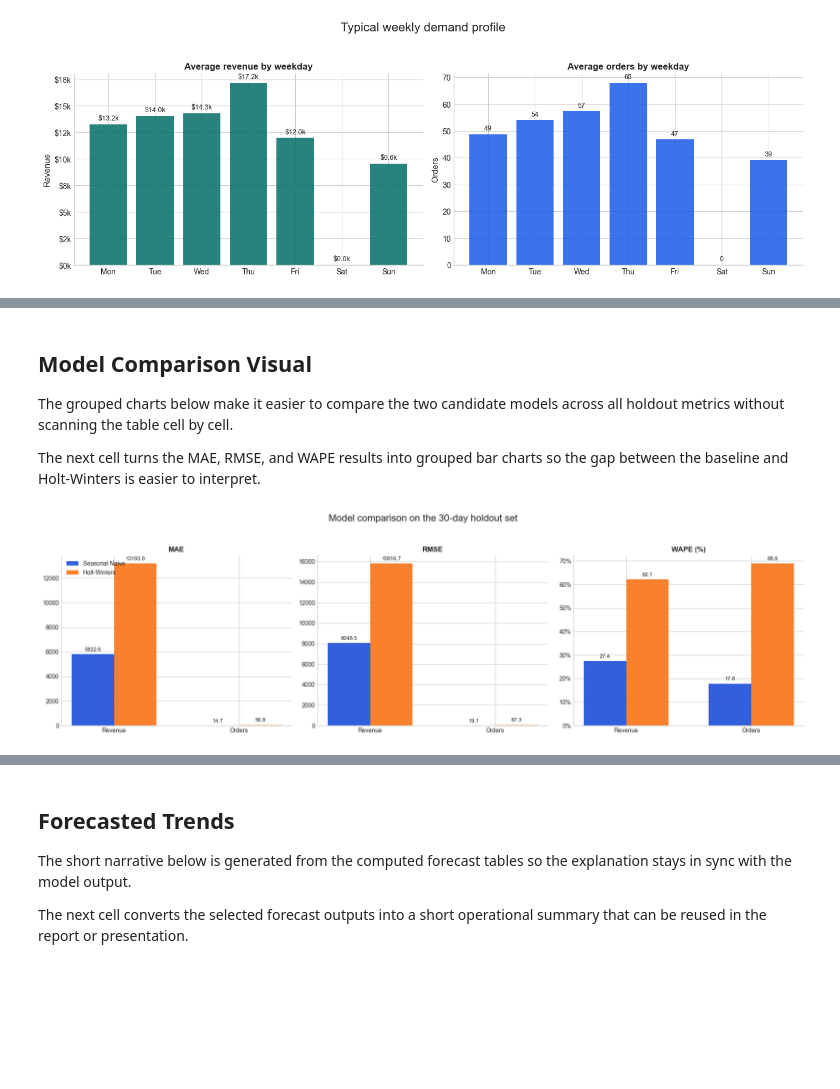
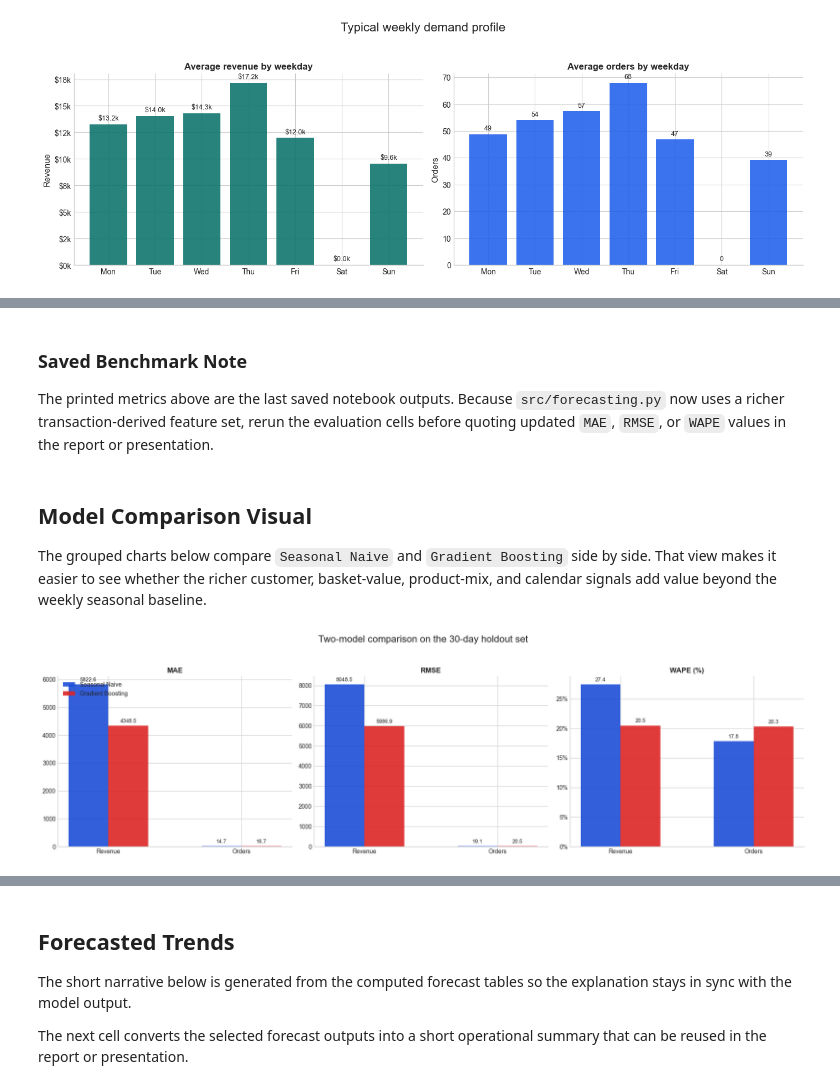
Before and after one commit to principles-of-data-science-cw-2/group-assignment, a Jupyter notebook: notebooks/04_forecasting.ipynb, the cells around one changed output, grey strips where cells are left out. Drawn from its saved outputs; the diff is of its cells as text; code cells hidden in the pictures; blank space fills up the shorter version.

Commit message:
Refactor forecasting to use pandas and numpy utilities

```diff
--- a/notebooks/04_forecasting.ipynb
+++ b/notebooks/04_forecasting.ipynb
@@ -216,21 +268,5 @@ The next cell runs the holdout evaluation for each target, collects the future f
 # %%
-"""Evaluate each target, compare models, and collect future forecasts."""
-
-all_metrics = []
-all_forecasts = []
-all_summaries = []
-
-for target_name, series in targets.items():
-    target_metrics, target_forecasts = evaluate_target(target_name, series, dates)
-    all_metrics.extend(target_metrics)
-    all_forecasts.extend(target_forecasts)
-    all_summaries.append(
-        summarize_forecast(
-            target_name,
-            target_forecasts[0]["model"],
-            [row["forecast"] for row in target_forecasts],
-        )
-    )
+"""Display the model evaluation returned by the shared forecasting workflow."""
 
 print("Model evaluation:")
 print(render_table(all_metrics, ["target", "model", "mae", "rmse", "wape"]))
@@ -245,49 +281,51 @@ daily_order_volume  Holt-Winters    56.81     67.30     68.94
+# %% [markdown]
+### Saved Benchmark Note
+
+The printed metrics above are the last saved notebook outputs. Because `src/forecasting.py` now uses a richer transaction-derived feature set, rerun the evaluation cells before quoting updated `MAE`, `RMSE`, or `WAPE` values in the report or presentation.
 # %% [markdown]
 ## Model Comparison Visual
 
-The grouped charts below make it easier to compare the two candidate models across all holdout metrics without scanning the table cell by cell.
-
-The next cell turns the MAE, RMSE, and WAPE results into grouped bar charts so the gap between the baseline and Holt-Winters is easier to interpret.
+The grouped charts below compare `Seasonal Naive` and `Gradient Boosting` side by side. That view makes it easier to see whether the richer customer, basket-value, product-mix, and calendar signals add value beyond the weekly seasonal baseline.
 # %%
-"""Visualize the holdout-set metrics for each candidate model."""
+"""Visualize the holdout-set metrics for the remaining candidate models."""
 
 metric_names = ["mae", "rmse", "wape"]
 metric_titles = {"mae": "MAE", "rmse": "RMSE", "wape": "WAPE (%)"}
 target_positions = list(range(len(target_names)))
-bar_width = 0.34
+bar_width = 0.3
 
 fig, axes = plt.subplots(1, len(metric_names), figsize=(18, 5), sharey=False)
 
 for axis, metric_name in zip(axes, metric_names):
-    for offset, model_name in enumerate(MODEL_COLORS):
+    for offset, model_name in enumerate(COMPARISON_MODELS):
         model_values = []
         for target_name in target_names:
-            metric_row = next(
-                row
-                for row in all_metrics
-                if row["target"] == target_name and row["model"] == model_name
-            )
+            metric_row = metric_lookup[(target_name, model_name)]
             model_values.append(metric_row[metric_name])
 
-        bar_positions = [position + (offset - 0.5) * bar_width for position in target_positions]
+        bar_positions = [
+            position + (offset - (len(COMPARISON_MODELS) - 1) / 2) * bar_width
+            for position in target_positions
+        ]
         bars = axis.bar(
             bar_positions,
             model_values,
             width=bar_width,
             color=MODEL_COLORS[model_name],
             alpha=0.9,
             label=model_name,
         )
         axis.bar_label(bars, fmt="%.1f", padding=3, fontsize=9)
 
     axis.set_title(metric_titles[metric_name])
     axis.set_xticks(target_positions, [TARGET_META[name]["short_label"] for name in target_names])
     if metric_name == "wape":
         axis.yaxis.set_major_formatter(FuncFormatter(lambda value, _position: f"{value:.0f}%"))
 
 axes[0].legend(loc="upper left")
-fig.suptitle("Model comparison on the 30-day holdout set", fontsize=16, y=1.05)
+fig.suptitle("Two-model comparison on the 30-day holdout set", fontsize=16, y=1.05)
 plt.tight_layout()
-plt.show()
+display(fig)
+plt.close(fig)
 # %% [output]
-[figure, old version]
+[figure, new version]
```
Also changed, not shown: parts of 19 cells of this notebook, 8 other files.
